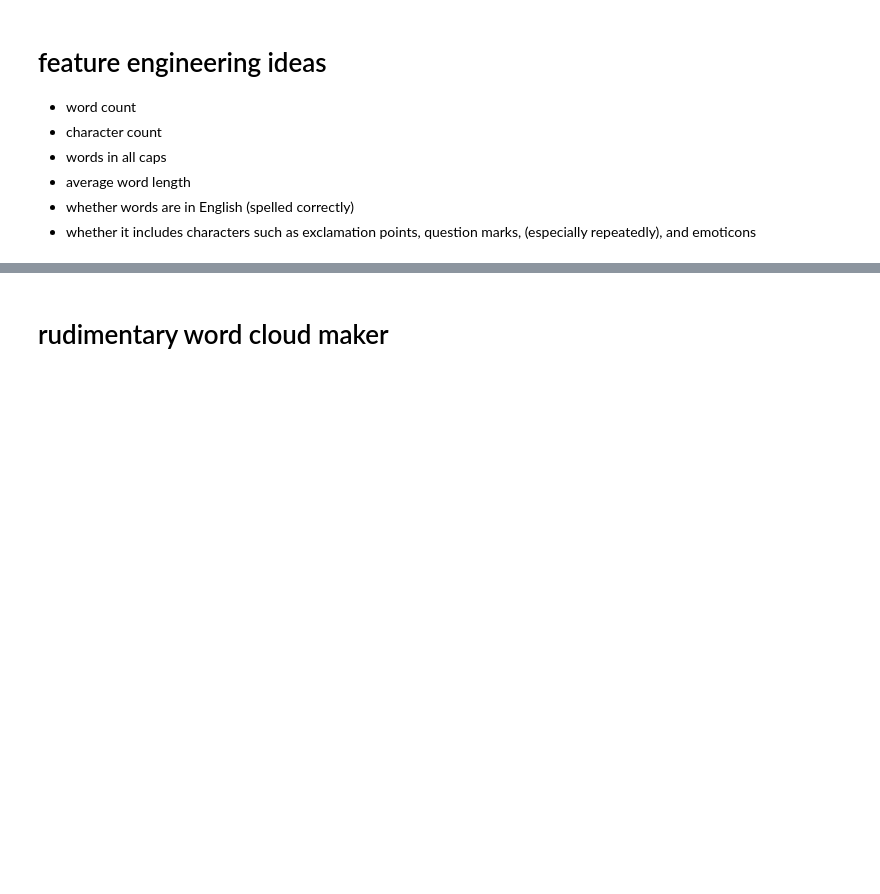
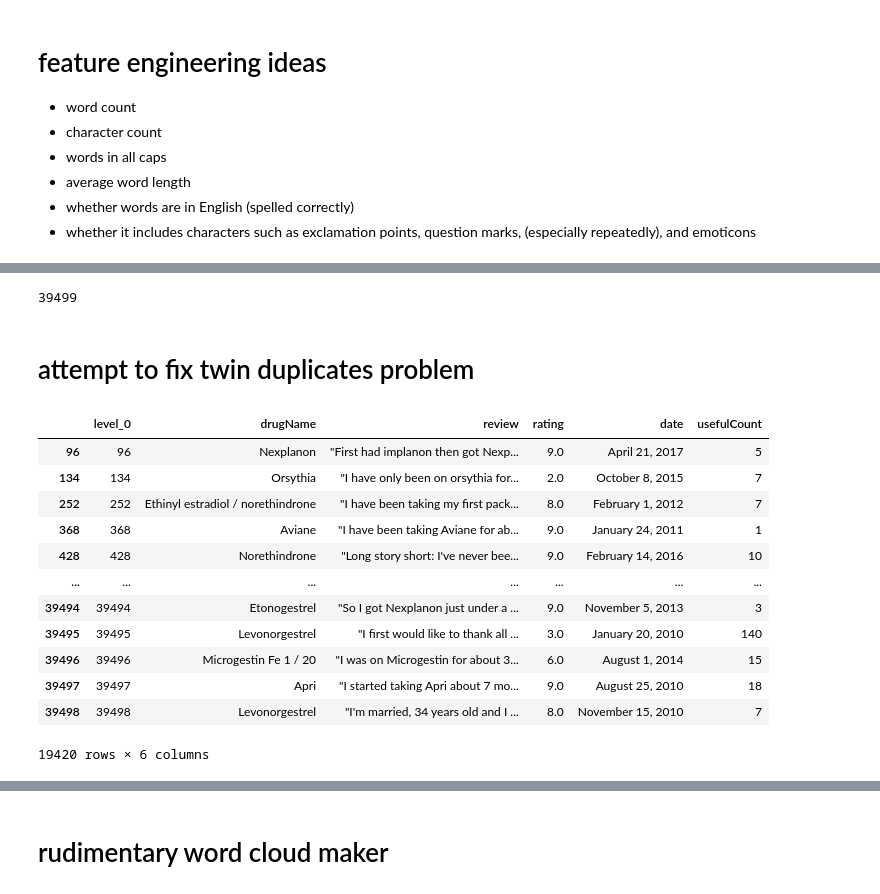
Before and after one commit to aarongalbraith/flatiron-phase5-project, a Jupyter notebook: notebooks/project_notebook.ipynb, the cells around one changed output, grey strips where cells are left out. Saved outputs shown, nothing was run; the diff lists cells and outputs as text; code cells hidden in the pictures; blank space fills up the shorter version.

Commit message:
worked on twin problem

```diff
--- a/notebooks/project_notebook.ipynb
+++ b/notebooks/project_notebook.ipynb
@@ -833,0 +636,30 @@ These are the most frequent drug names that treat birth control.
+# %%
+df.drop(df[df.condition != 'Birth Control'].index, inplace=True).reset_index
+# %%
+df.drop(columns='condition', inplace=True)
+# %%
+len(df)
+# %% [output]
+39499
+# %%
+df.reset_index(inplace=True)
+# %%
+df.drop(columns='index', inplace=True)
+# %% [markdown]
+# attempt to fix twin duplicates problem
+# %%
+df[df.duplicated(subset=['review', 'rating', 'date', 'usefulCount'])]
+# %% [output]
+|  | level_0 | drugName | review | rating | date | usefulCount |
+| 96 | 96 | Nexplanon | "First had implanon then got Nexp... | 9.0 | April 21, 2017 | 5 |
+| 134 | 134 | Orsythia | "I have only been on orsythia for... | 2.0 | October 8, 2015 | 7 |
+| 252 | 252 | Ethinyl estradiol / norethindrone | "I have been taking my first pack... | 8.0 | February 1, 2012 | 7 |
+| 368 | 368 | Aviane | "I have been taking Aviane for ab... | 9.0 | January 24, 2011 | 1 |
+| 428 | 428 | Norethindrone | "Long story short: I've never bee... | 9.0 | February 14, 2016 | 10 |
+| ... | ... | ... | ... | ... | ... | ... |
+| 39494 | 39494 | Etonogestrel | "So I got Nexplanon just under a ... | 9.0 | November 5, 2013 | 3 |
+| 39495 | 39495 | Levonorgestrel | "I first would like to thank all ... | 3.0 | January 20, 2010 | 140 |
+| 39496 | 39496 | Microgestin Fe 1 / 20 | "I was on Microgestin for about 3... | 6.0 | August 1, 2014 | 15 |
+| 39497 | 39497 | Apri | "I started taking Apri about 7 mo... | 9.0 | August 25, 2010 | 18 |
+| 39498 | 39498 | Levonorgestrel | "I'm married, 34 years old and I ... | 8.0 | November 15, 2010 | 7 |
+19420 rows × 6 columns
```
Also changed, not shown: parts of 66 cells of this notebook, 1 other file.
